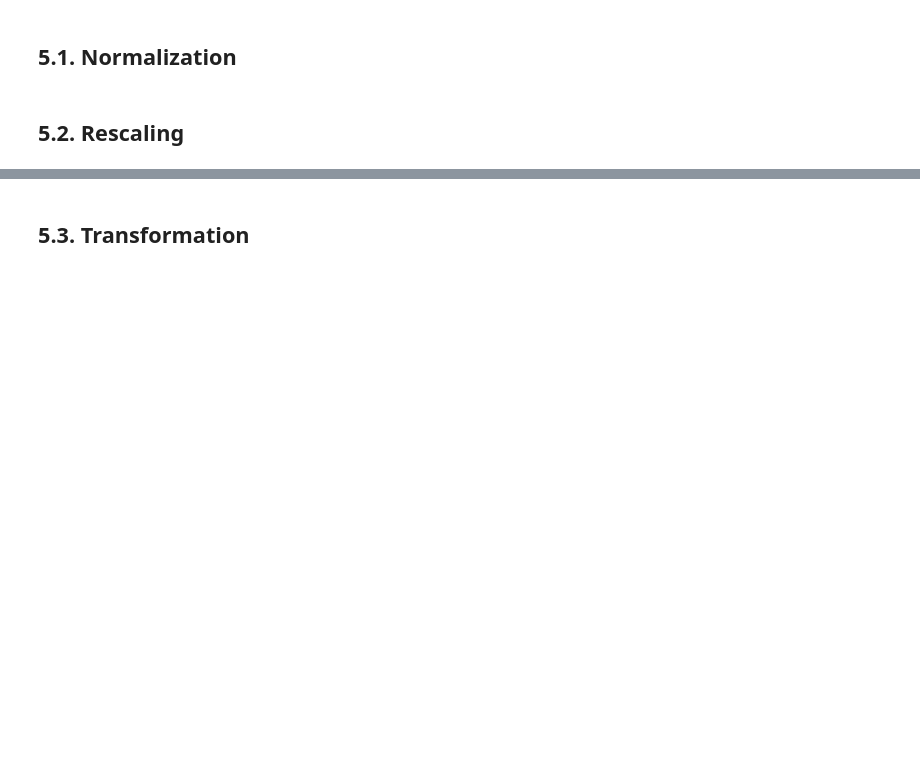
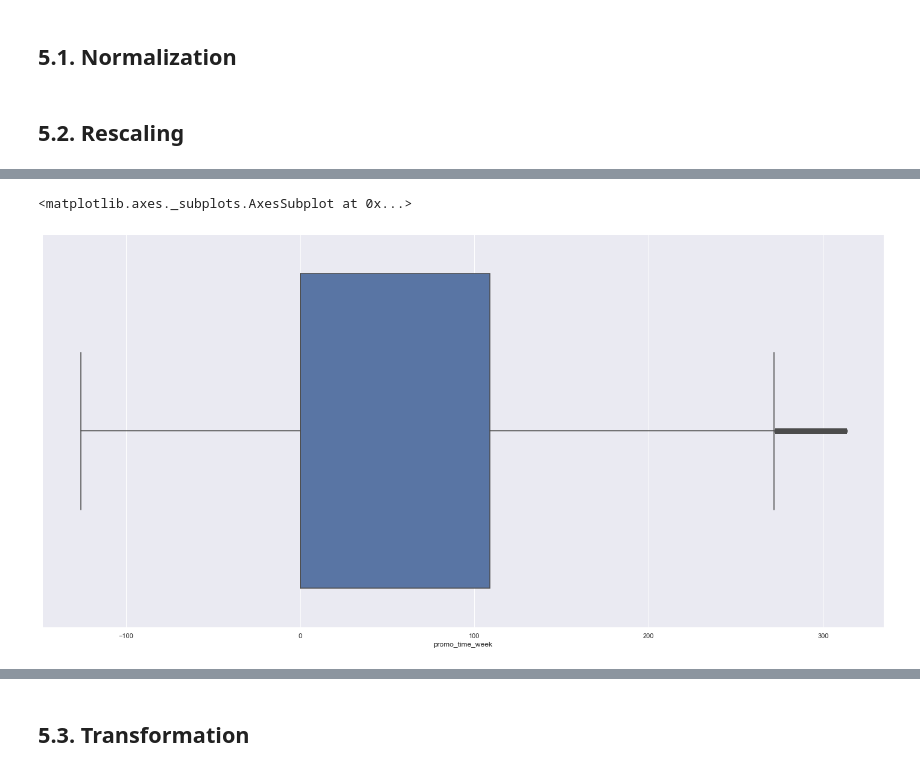
Before and after one commit to panambY/Rossmann_Store_Sale, a Jupyter notebook: rossmann_stores_sales_prediction.ipynb, the cells around one changed output, grey strips where cells are left out. Drawn from its saved outputs; the diff is of its cells as text; code cells hidden in the pictures; blank space fills up the shorter version.

```diff
--- a/rossmann_stores_sales_prediction.ipynb
+++ b/rossmann_stores_sales_prediction.ipynb
@@ -932,0 +947,5 @@ df5 = df4.copy()
+# %%
+sns.boxplot( df5['promo_time_week'] )
+# %% [output]
+<matplotlib.axes._subplots.AxesSubplot at 0x...>
+[figure, added]
```
Also changed, not shown: parts of 11 cells of this notebook, 1 other file.
